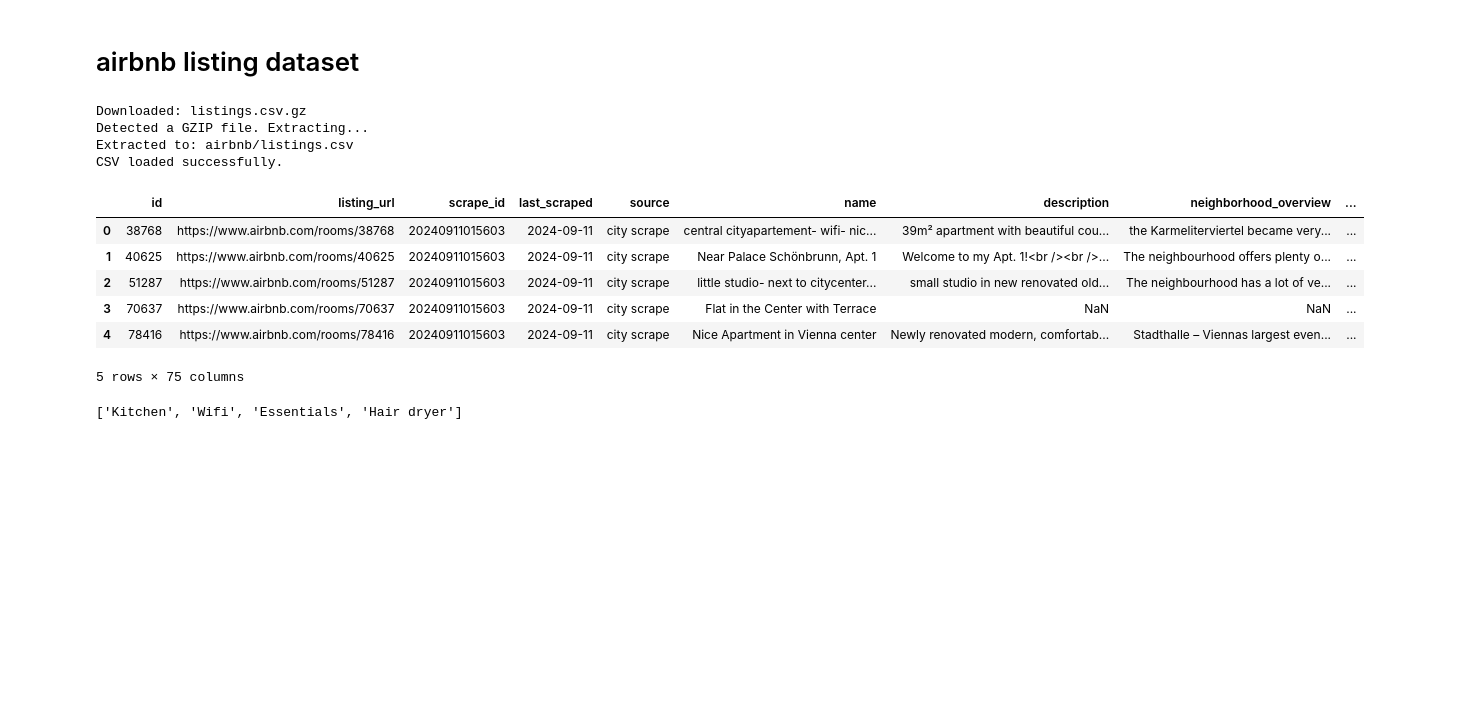
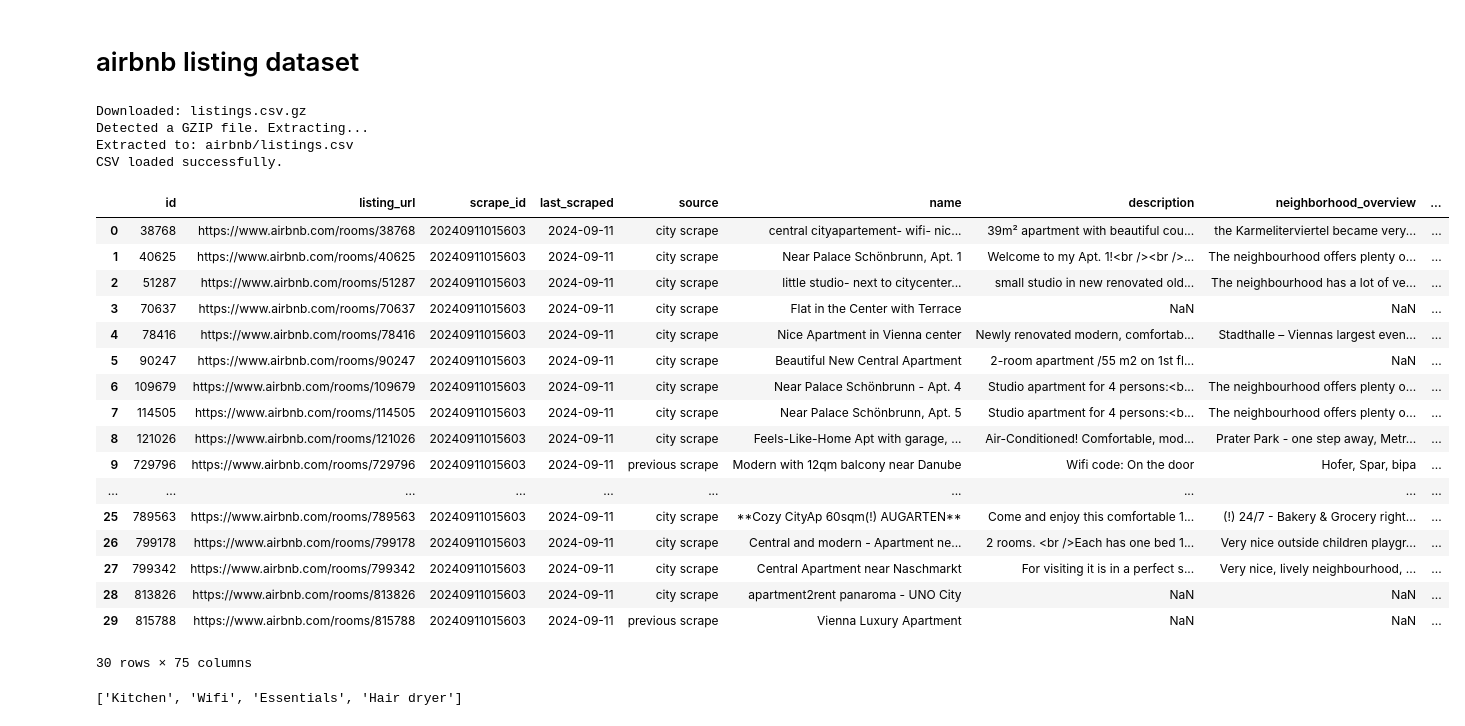
Before and after one commit to katerinadobrynina/DOPP, a Jupyter notebook: DOPP_v2.ipynb, the cells around one changed output. Saved outputs shown, nothing was run; the diff lists cells and outputs as text; code cells hidden in the pictures; blank space fills up the shorter version.

```diff
--- a/DOPP_v2.ipynb
+++ b/DOPP_v2.ipynb
@@ -150,19 +150,30 @@ airbnb_neighbourhoods_url = "https://data.insideairbnb.com/austria/vienna/vienna
 # airbnb listing dataset
 # %%
 airbnb_listings_df = download_and_extract_csv_gz(airbnb_listings_url, "listings.csv.gz", "listings.csv", "airbnb")
-airbnb_listings_df.head()
+airbnb_listings_df.head(30)
 # %% [output]
 Downloaded: listings.csv.gz
 Detected a GZIP file. Extracting...
 Extracted to: airbnb/listings.csv
 CSV loaded successfully.
 |  | id | listing_url | scrape_id | last_scraped | source | name | description | neighborhood_overview | ... |
 | 0 | 38768 | https://www.airbnb.com/rooms/38768 | 20240911015603 | 2024-09-11 | city scrape | central cityapartement- wifi- nic... | 39m² apartment with beautiful cou... | the Karmeliterviertel became very... | ... |
 | 1 | 40625 | https://www.airbnb.com/rooms/40625 | 20240911015603 | 2024-09-11 | city scrape | Near Palace Schönbrunn, Apt. 1 | Welcome to my Apt. 1!<br /><br />... | The neighbourhood offers plenty o... | ... |
 | 2 | 51287 | https://www.airbnb.com/rooms/51287 | 20240911015603 | 2024-09-11 | city scrape | little studio- next to citycenter... | small studio in new renovated old... | The neighbourhood has a lot of ve... | ... |
 | 3 | 70637 | https://www.airbnb.com/rooms/70637 | 20240911015603 | 2024-09-11 | city scrape | Flat in the Center with Terrace | NaN | NaN | ... |
 | 4 | 78416 | https://www.airbnb.com/rooms/78416 | 20240911015603 | 2024-09-11 | city scrape | Nice Apartment in Vienna center | Newly renovated modern, comfortab... | Stadthalle – Viennas largest even... | ... |
+| 5 | 90247 | https://www.airbnb.com/rooms/90247 | 20240911015603 | 2024-09-11 | city scrape | Beautiful New Central Apartment | 2-room apartment /55 m2 on 1st fl... | NaN | ... |
+| 6 | 109679 | https://www.airbnb.com/rooms/109679 | 20240911015603 | 2024-09-11 | city scrape | Near Palace Schönbrunn - Apt. 4 | Studio apartment for 4 persons:<b... | The neighbourhood offers plenty o... | ... |
+| 7 | 114505 | https://www.airbnb.com/rooms/114505 | 20240911015603 | 2024-09-11 | city scrape | Near Palace Schönbrunn, Apt. 5 | Studio apartment for 4 persons:<b... | The neighbourhood offers plenty o... | ... |
+| 8 | 121026 | https://www.airbnb.com/rooms/121026 | 20240911015603 | 2024-09-11 | city scrape | Feels-Like-Home Apt with garage, ... | Air-Conditioned! Comfortable, mod... | Prater Park - one step away, Metr... | ... |
+| 9 | 729796 | https://www.airbnb.com/rooms/729796 | 20240911015603 | 2024-09-11 | previous scrape | Modern with 12qm balcony near Danube | Wifi code: On the door | Hofer, Spar, bipa | ... |
+| ... | ... | ... | ... | ... | ... | ... | ... | ... | ... |
+| 25 | 789563 | https://www.airbnb.com/rooms/789563 | 20240911015603 | 2024-09-11 | city scrape | **Cozy CityAp 60sqm(!) AUGARTEN** | Come and enjoy this comfortable 1... | (!) 24/7 - Bakery & Grocery right... | ... |
+| 26 | 799178 | https://www.airbnb.com/rooms/799178 | 20240911015603 | 2024-09-11 | city scrape | Central and modern - Apartment ne... | 2 rooms. <br />Each has one bed 1... | Very nice outside children playgr... | ... |
+| 27 | 799342 | https://www.airbnb.com/rooms/799342 | 20240911015603 | 2024-09-11 | city scrape | Central Apartment near Naschmarkt | For visiting it is in a perfect s... | Very nice, lively neighbourhood, ... | ... |
+| 28 | 813826 | https://www.airbnb.com/rooms/813826 | 20240911015603 | 2024-09-11 | city scrape | apartment2rent panaroma - UNO City | NaN | NaN | ... |
+| 29 | 815788 | https://www.airbnb.com/rooms/815788 | 20240911015603 | 2024-09-11 | previous scrape | Vienna Luxury Apartment | NaN | NaN | ... |
-5 rows × 75 columns
+30 rows × 75 columns
 # %%
 airbnb_listings_df.loc[:, 'amenities'] = airbnb_listings_df['amenities'].apply(ast.literal_eval)
 # %%
```
Also changed, not shown: parts of 22 cells of this notebook.
